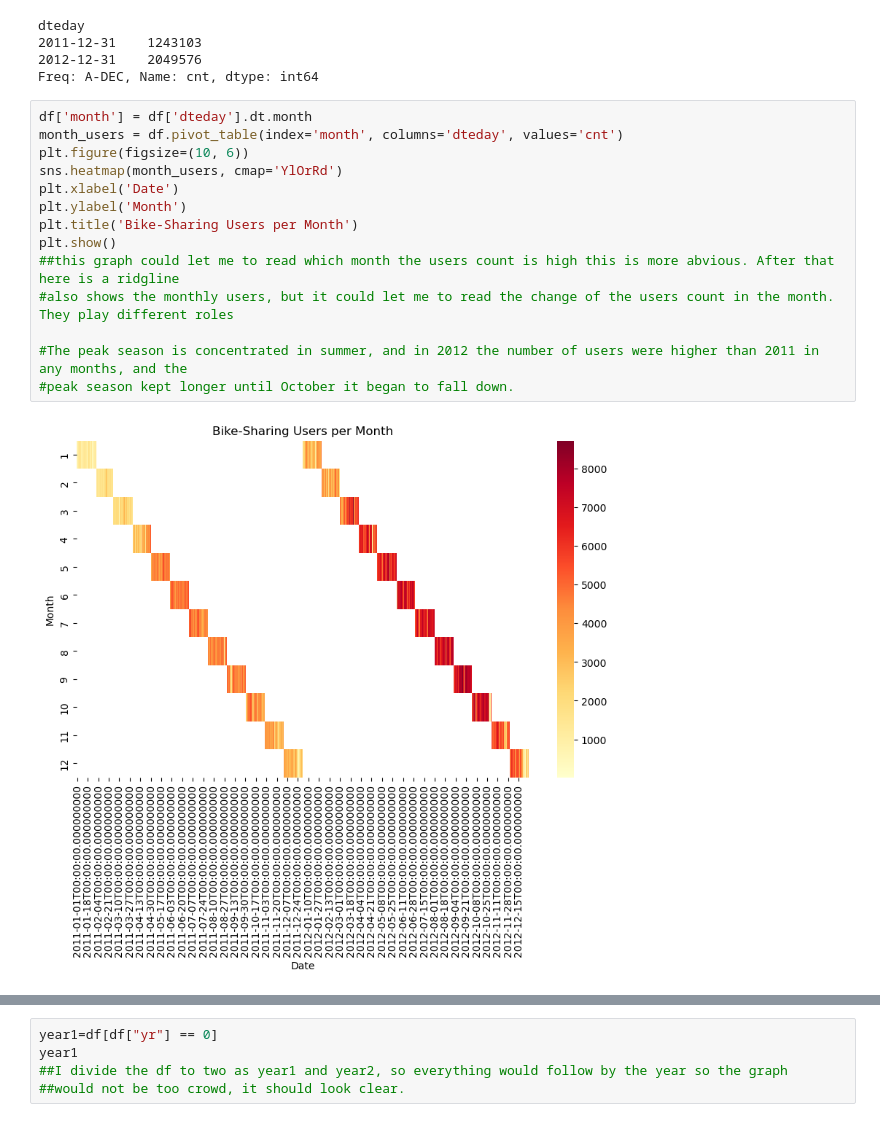
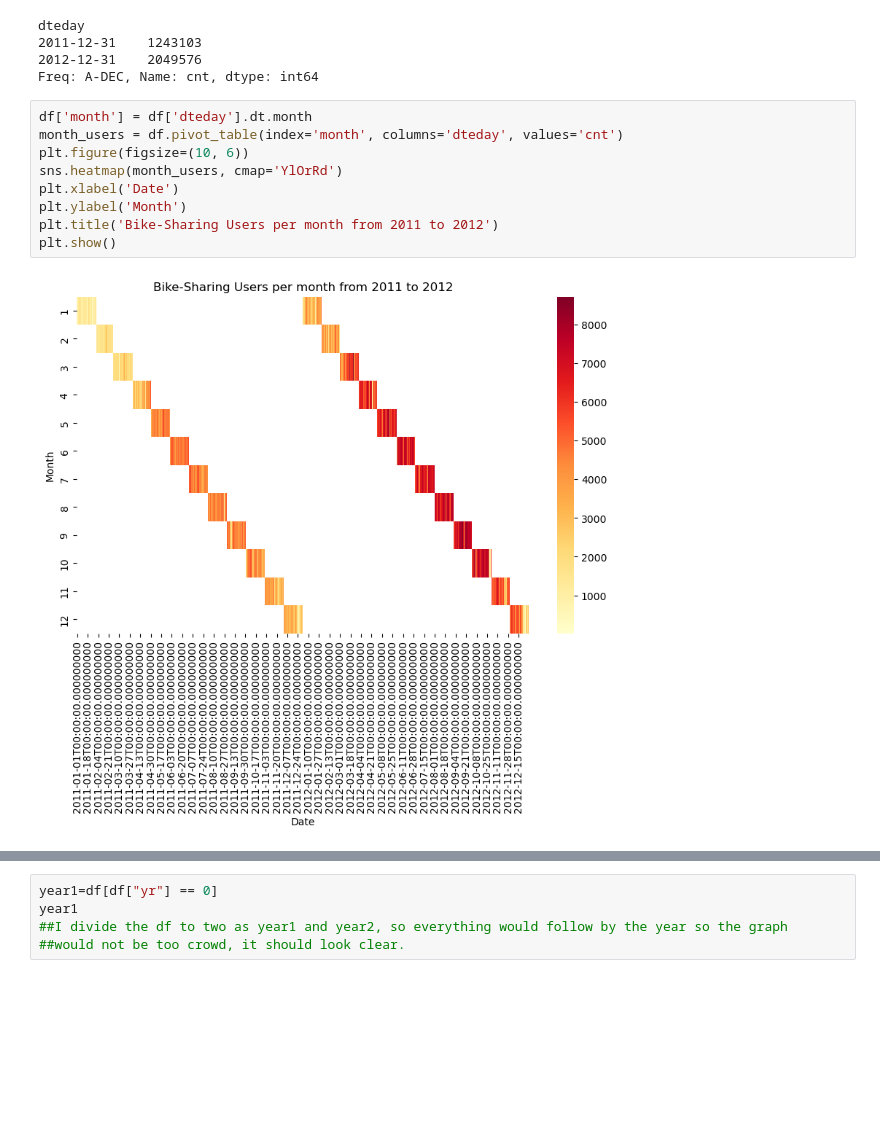
Before and after one commit to ubco-W2022T2-data301/project-group-group45C, a Jupyter notebook: analysis/analysis2.ipynb, the cells around one changed output, grey strips where cells are left out. Saved outputs shown, nothing was run; the diff lists cells and outputs as text; blank space fills up the shorter version.

```diff
--- a/analysis/analysis2.ipynb
+++ b/analysis/analysis2.ipynb
@@ -203,16 +203,11 @@ Freq: A-DEC, Name: cnt, dtype: int64
 # %%
 df['month'] = df['dteday'].dt.month
 month_users = df.pivot_table(index='month', columns='dteday', values='cnt')
 plt.figure(figsize=(10, 6))
 sns.heatmap(month_users, cmap='YlOrRd')
 plt.xlabel('Date')
 plt.ylabel('Month')
-plt.title('Bike-Sharing Users per Month')
+plt.title('Bike-Sharing Users per month from 2011 to 2012')
 plt.show()
-##this graph could let me to read which month the users count is high this is more abvious. After that here is a ridgline
-#also shows the monthly users, but it could let me to read the change of the users count in the month. They play different roles
-
-#The peak season is concentrated in summer, and in 2012 the number of users were higher than 2011 in any months, and the
-#peak season kept longer until October it began to fall down.
 # %% [output]
-[figure, old version]
+[figure, new version]
```
Also changed, not shown: parts of 18 cells of this notebook, 12 other files.
